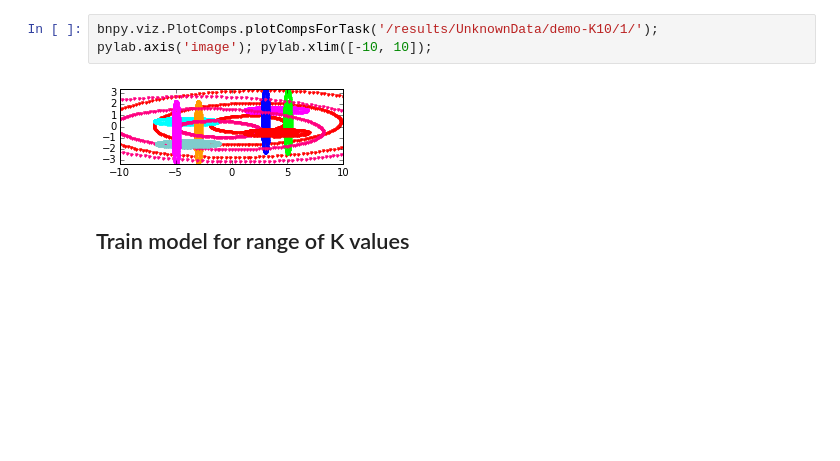
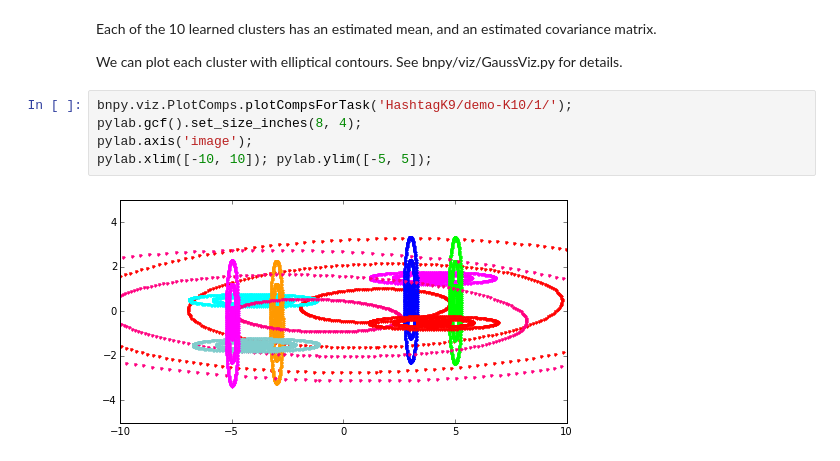
Before and after one commit to co2meal/-bnpy-dev, a Jupyter notebook: demos/Demo-HashtagK9.ipynb, the cells around one changed output. Saved outputs shown, nothing was run; the diff lists cells and outputs as text; blank space fills up the shorter version.

```diff
--- a/demos/Demo-HashtagK9.ipynb
+++ b/demos/Demo-HashtagK9.ipynb
@@ -40,8 +54,12 @@ Trial  1/1 | alg. seed: 3592576 | data order seed: 8541952
 ... done. converged.
+# %% [markdown]
+Each of the 10 learned clusters has an estimated mean, and an estimated covariance matrix.
+
+We can plot each cluster with elliptical contours.  See bnpy/viz/GaussViz.py for details.
 # %%
-bnpy.viz.PlotComps.plotCompsForTask('/results/UnknownData/demo-K10/1/');
-pylab.axis('image'); pylab.xlim([-10, 10]);
+bnpy.viz.PlotComps.plotCompsForTask('HashtagK9/demo-K10/1/');
+pylab.gcf().set_size_inches(8, 4);
+pylab.axis('image');
+pylab.xlim([-10, 10]); pylab.ylim([-5, 5]);
 # %% [output]
-[figure, old version]
+[figure, new version]
-# %% [markdown]
-## Train model for range of K values
```
Also changed, not shown: parts of 11 cells of this notebook, 3 other files.
